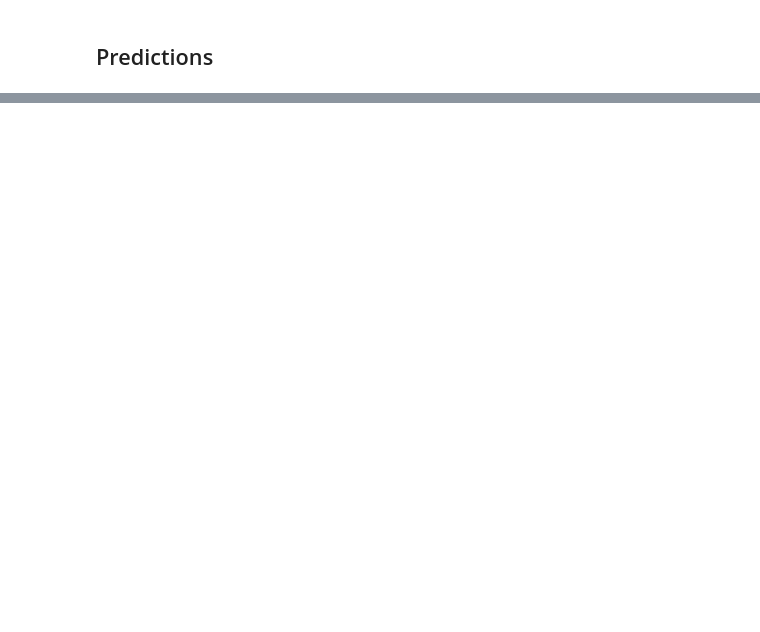
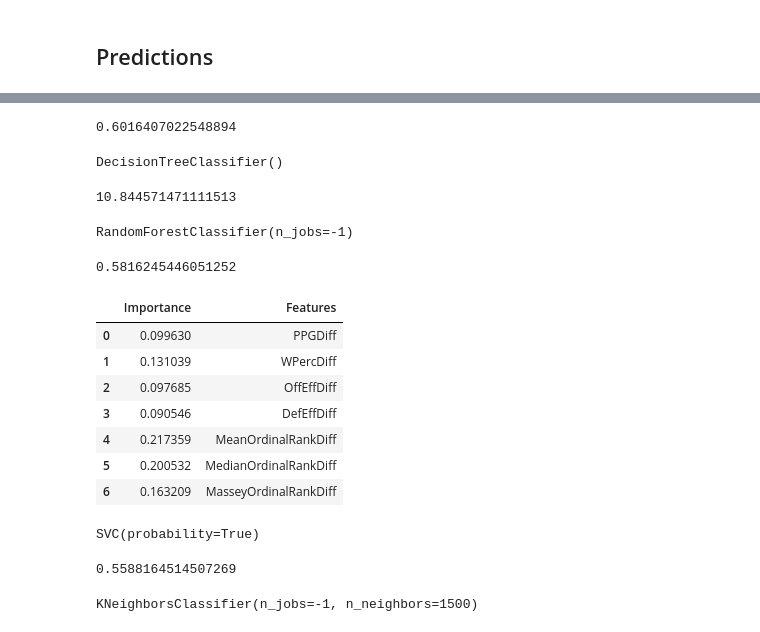
Before and after one commit to bradylange/march-madness-bracket-predictor, a Jupyter notebook: src/march_madness_bracket_predictor.ipynb, the cells around one changed output, grey strips where cells are left out. Saved outputs shown, nothing was run; the diff lists cells and outputs as text; code cells hidden in the pictures; blank space fills up the shorter version.

```diff
--- a/src/march_madness_bracket_predictor.ipynb
+++ b/src/march_madness_bracket_predictor.ipynb
@@ -512,7 +512,7 @@ y_test = tourney_actuals_df[["Result"]]
 from sklearn.linear_model import LogisticRegression
 from sklearn.metrics import log_loss
 
-log_reg = LogisticRegression(penalty="l2", random_state=None, max_iter=1000, verbose=1)
+log_reg = LogisticRegression(penalty="l2", random_state=None, max_iter=1000, verbose=1, n_jobs=-1)
 
 log_reg.fit(x_train, y_train.values.ravel())
 # %% [output]
@@ -544,0 +545,4 @@ stage_1_submission_df.to_csv("brady_lange_m_submission_stage_01.csv", index=Fals
+# %%
+sgd_clf = SGDClassifier(loss="log", verbose=1, n_jobs=-1)
+
+sgd_clf.fit(x_train, y_train.values.ravel())
@@ -544,0 +568,74 @@ stage_1_submission_df.to_csv("brady_lange_m_submission_stage_01.csv", index=Fals
+# %%
+y_pred = sgd_clf.predict_proba(x_test)
+y_pred = y_pred[:, 1]
+
+print(log_loss(y_test, y_pred, eps=1e-15, normalize=True, sample_weight=None, labels=None))
+# %% [output]
+0.6016407022548894
+# %%
+from sklearn.tree import DecisionTreeClassifier
+
+dt_clf = DecisionTreeClassifier()
+dt_clf.fit(x_train, y_train.values.ravel())
+# %% [output]
+DecisionTreeClassifier()
+# %%
+y_pred = dt_clf.predict_proba(x_test)
+y_pred = y_pred[:, 1]
+
+print(log_loss(y_test, y_pred, eps=1e-15, normalize=True, sample_weight=None, labels=None))
+# %% [output]
+10.844571471111513
+# %%
+from sklearn.ensemble import RandomForestClassifier
+
+rf_clf = RandomForestClassifier(n_jobs=-1)
+rf_clf.fit(x_train, y_train.values.ravel())
+# %% [output]
+RandomForestClassifier(n_jobs=-1)
+# %%
+y_pred = rf_clf.predict_proba(x_test)
+y_pred = y_pred[:, 1]
+
+print(log_loss(y_test, y_pred, eps=1e-15, normalize=True, sample_weight=None, labels=None))
+
+pd.DataFrame(
+    {
+        "Importance": rf_clf.feature_importances_,
+        "Features": [
+            "PPGDiff", "WPercDiff", "OffEffDiff", "DefEffDiff",
+            "MeanOrdinalRankDiff","MedianOrdinalRankDiff", "MasseyOrdinalRankDiff"
+        ]
+    }
+)
+# %% [output]
+0.5816245446051252
+|  | Importance | Features |
+| 0 | 0.099630 | PPGDiff |
+| 1 | 0.131039 | WPercDiff |
+| 2 | 0.097685 | OffEffDiff |
+| 3 | 0.090546 | DefEffDiff |
+| 4 | 0.217359 | MeanOrdinalRankDiff |
+| 5 | 0.200532 | MedianOrdinalRankDiff |
+| 6 | 0.163209 | MasseyOrdinalRankDiff |
+# %%
+from sklearn.svm import SVC
+
+svc_clf = SVC(probability=True)
+svc_clf.fit(x_train, y_train.values.ravel())
+# %% [output]
+SVC(probability=True)
+# %%
+y_pred = svc_clf.predict_proba(x_test)
+y_pred = y_pred[:, 1]
+
+print(log_loss(y_test, y_pred, eps=1e-15, normalize=True, sample_weight=None, labels=None))
+# %% [output]
+0.5588164514507269
+# %%
+from sklearn.neighbors import KNeighborsClassifier
+
+knn_clf = KNeighborsClassifier(n_neighbors=1500, n_jobs=-1)
+knn_clf.fit(x_train, y_train.values.ravel())
+# %% [output]
+KNeighborsClassifier(n_jobs=-1, n_neighbors=1500)
```
Also changed, not shown: parts of 13 cells of this notebook.
